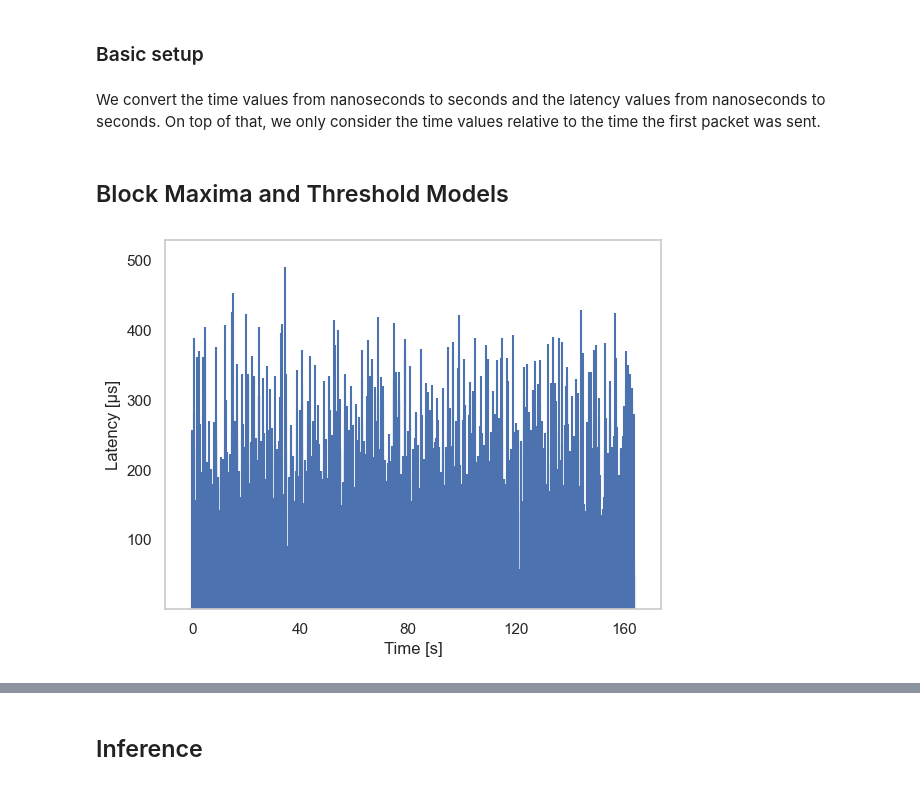
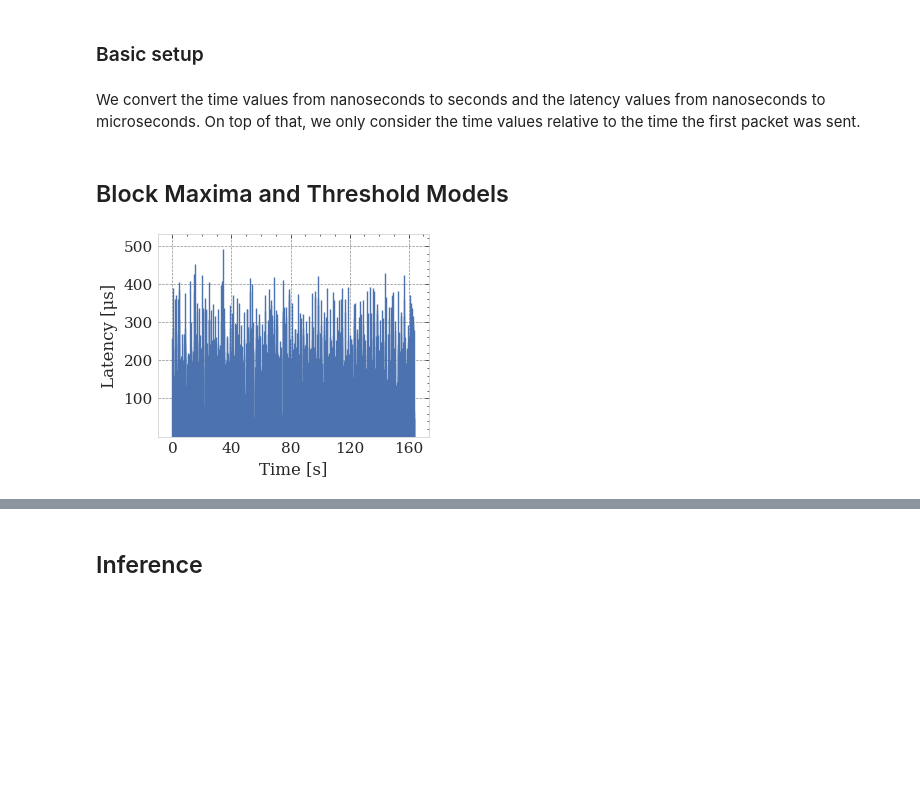
Before and after one commit to clscheerer/rare-latency-events, a Jupyter notebook: rare-latency-events.ipynb, the cells around one changed output, grey strips where cells are left out. Drawn from its saved outputs; the diff is of its cells as text; code cells hidden in the pictures; blank space fills up the shorter version.

```diff
--- a/rare-latency-events.ipynb
+++ b/rare-latency-events.ipynb
@@ -13,6 +13,7 @@ import pandas as pd
 import numpy as np
 import math as mt
 import matplotlib.pyplot as plt
+import scienceplots
 import seaborn as sns; sns.set(style = 'whitegrid')
 
 from scipy.stats import norm
@@ -24,10 +25,11 @@ from rpy2.robjects.vectors import FloatVector
 from rpy2.robjects.packages import importr
 
 POT = importr('POT')
+plt.style.use(['science', 'no-latex', 'grid'])
 # %%
 ldata = pd.read_csv('latency_data.csv')
 # %% [markdown]
-We convert the time values from nanoseconds to seconds and the latency values from nanoseconds to seconds. On top of that, we only consider the time values relative to the time the first packet was sent.
+We convert the time values from nanoseconds to seconds and the latency values from nanoseconds to microseconds. On top of that, we only consider the time values relative to the time the first packet was sent.
 # %%
 ldata['time'] -= ldata['time'].min()
 ldata['time'] /= 1000000000
@@ -37,16 +39,17 @@ ldata['latency'] /= 1000
 # %%
 border = 10
 
 plt.grid()
-plt.stem(ldata['time'], ldata['latency'], linefmt='#4c72b0', markerfmt='none', basefmt='none')
+plt.stem(ldata['time'], ldata['latency'], linefmt='#4c72b0', markerfmt='none', basefmt='none', use_line_collection=True)
 plt.axis([-border, ldata['time'].max()+border, 0, 530])
 plt.xticks([0, 40, 80, 120, 160])
 plt.xlabel('Time [s]')
 plt.yticks([100, 200, 300, 400, 500])
 plt.ylabel('Latency [μs]')
+plt.grid()
 plt.show()
 # %% [output]
-[figure, old version]
+[figure, new version]
 # %%
 blocks = []
 indices = []
```
Also changed, not shown: parts of 8 cells of this notebook, 1 other file.
